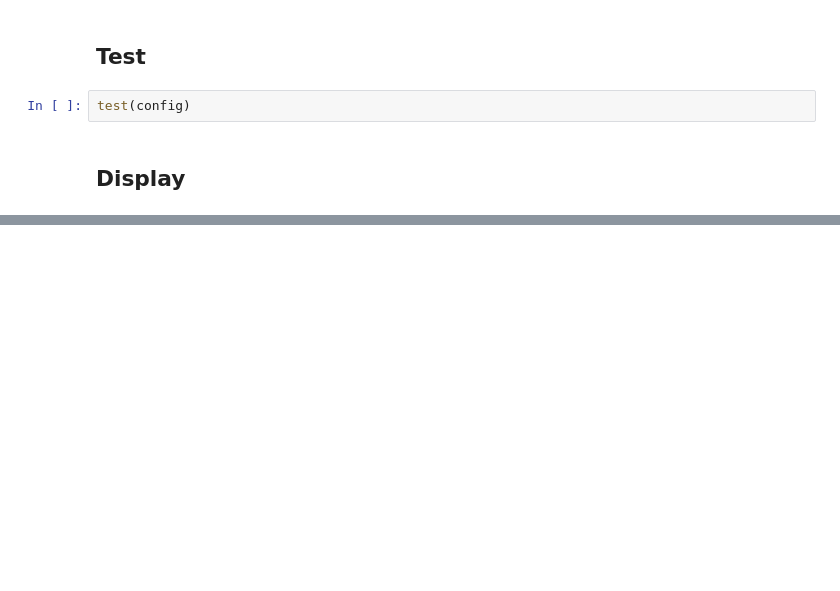
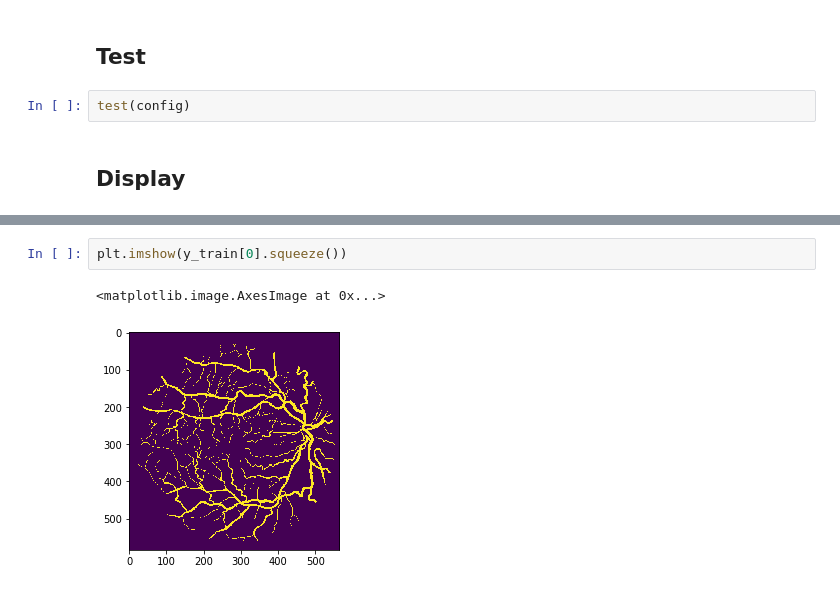
Before and after one commit to wwarriner/retina-unet, a Jupyter notebook: example.ipynb, the cells around one changed output, grey strips where cells are left out. Drawn from its saved outputs; the diff is of its cells as text; blank space fills up the shorter version.

```diff
--- a/example.ipynb
+++ b/example.ipynb
@@ -47,0 +46,5 @@ plt.savefig(str(out))
+# %%
+plt.imshow(y_train[0].squeeze())
+# %% [output]
+<matplotlib.image.AxesImage at 0x...>
+[figure, added]
```
Also changed, not shown: parts of 5 cells of this notebook, 1 other file.
